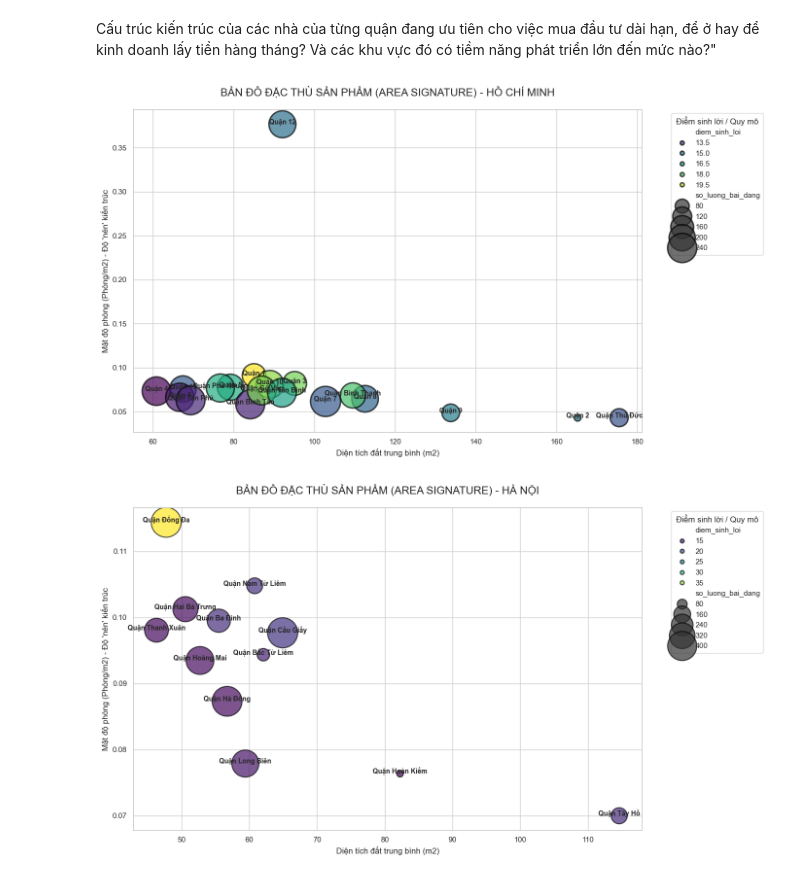
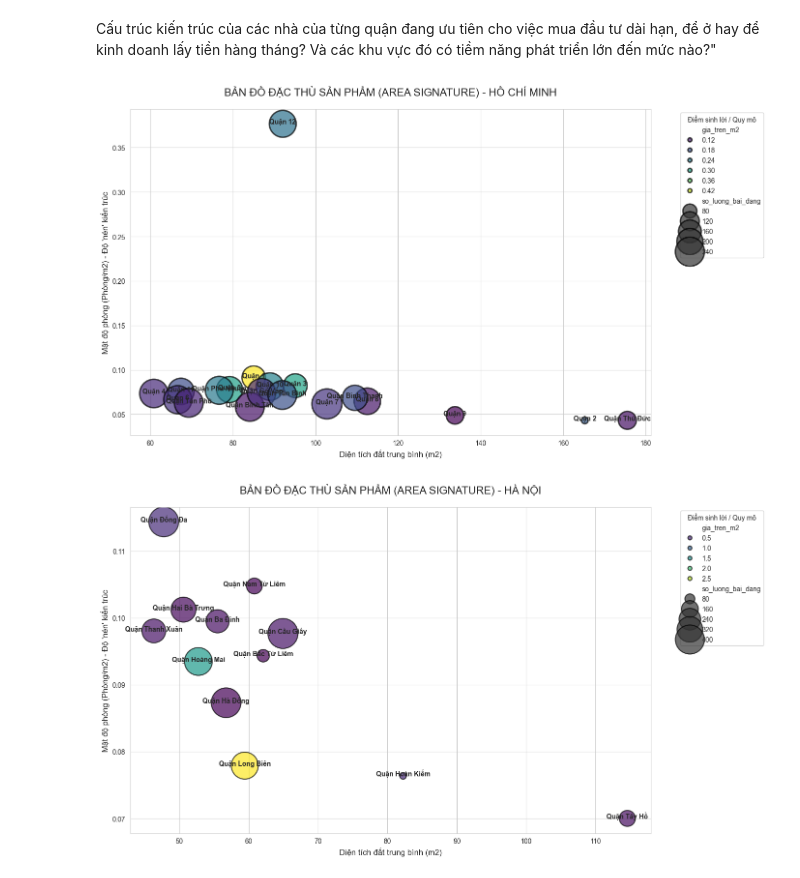
Before and after one commit to Thuongcdv123/Project-Intro-DS, a Jupyter notebook: eda/eda.ipynb, the cells around one changed output. Cells and saved outputs as stored; diff of their text form; code cells hidden in the pictures.

```diff
--- a/eda/eda.ipynb
+++ b/eda/eda.ipynb
@@ -895,8 +901,8 @@ def scoring_logic(row):
     best_match = [k for k, v in scores.items() if v == max_score][0]
     return best_match
 
-
-df['loai_khach_hang'] = df.apply(scoring_logic, axis=1)
+temp_df = df.copy()
+temp_df['loai_khach_hang'] = df.apply(scoring_logic, axis=1)
 
 # Trích xuất Quận từ địa chỉ
 def extract_district_city(address):
@@ -942,10 +948,10 @@ def extract_district_city(address):
     return "Không rõ"
 
 # Tạo cột mới chứa cả Quận và Thành phố
-df['quan_thanh_pho'] = df['dia_chi'].apply(extract_district_city)
+temp_df['quan_thanh_pho'] = df['dia_chi'].apply(extract_district_city)
 
 # Lọc bỏ các giá trị "Không rõ" và các Huyện (nếu lọt lưới)
-df_clean = df[df['quan_thanh_pho'] != "Không rõ"].copy()
+df_clean = temp_df[temp_df['quan_thanh_pho'] != "Không rõ"].copy()
 result = pd.crosstab(df_clean['quan_thanh_pho'], df_clean['loai_khach_hang'], normalize='index') * 100
 # %%
 # Cho phép hiển thị tối đa hàng và cột, không giới hạn chiều rộng
@@ -1065,19 +1071,20 @@ Cấu trúc kiến trúc của các nhà của từng quận đang ưu tiên cho
 # %%
 # 1. TÍNH TOÁN CÁC CHỈ SỐ ĐẶC TRƯNG KIẾN TRÚC
 # Chỉ số nén không gian: Số phòng ngủ trên mỗi m2 đất
-df['room_density'] = df['phong_ngu'] / df['dien_tich_dat']
+temp_df = df.copy()
+temp_df['room_density'] = df['phong_ngu'] / df['dien_tich_dat']
 
 # Hệ số vươn cao: Tương quan giữa số tầng và diện tích (giả định nhà càng cao trên diện tích nhỏ thì hệ số càng lớn)
 # Dùng so_tang / diện tích đất để thấy mức độ "tận dụng chiều cao"
-df['vertical_ratio'] = df['so_tang'] / df['dien_tich_dat']
+temp_df['vertical_ratio'] = df['so_tang'] / df['dien_tich_dat']
 
 # 2. GOM NHÓM THEO QUẬN ĐỂ TÌM "AREA SIGNATURE"
-area_signature = df.groupby(['thanh_pho', 'quan']).agg({
+area_signature = temp_df.groupby(['thanh_pho', 'quan']).agg({
     'room_density': 'mean',
     'vertical_ratio': 'mean',
     'dien_tich_dat': 'mean',
     'phong_ngu': 'mean',
-    'diem_sinh_loi': 'mean',
+    'gia_tren_m2': 'mean',
     'gia': 'count' # Đếm số lượng bài đăng để làm kích thước bong bóng
 }).reset_index()
 
@@ -1098,36 +1105,36 @@ def plot_area_signature(city_name, data):
         x='dien_tich_dat',
         y='room_density',
         size='so_luong_bai_dang',
-        hue='diem_sinh_loi',
+        hue='gia_tren_m2',
         palette='viridis',
         sizes=(100, 2000),
         alpha=0.7,
         edgecolor='black'
     )
 
     # Chú thích tên quận cho từng bong bóng
     for i in range(city_data.shape[0]):
         plt.text(
             x=city_data.dien_tich_dat.iloc[i],
             y=city_data.room_density.iloc[i],
             s=city_data.quan.iloc[i],
             fontsize=10,
             fontweight='bold',
             ha='center'
         )
 
     plt.title(f"BẢN ĐỒ ĐẶC THÙ SẢN PHẨM (AREA SIGNATURE) - {city_name.upper()}", fontsize=16, pad=20)
     plt.xlabel("Diện tích đất trung bình (m2)", fontsize=12)
     plt.ylabel("Mật độ phòng (Phòng/m2) - Độ 'nén' kiến trúc", fontsize=12)
     plt.legend(title='Điểm sinh lời / Quy mô', bbox_to_anchor=(1.05, 1), loc='upper left')
     plt.tight_layout()
     plt.show()
 
 plot_area_signature("Hồ Chí Minh", area_signature)
 plot_area_signature("Hà Nội", area_signature)
 # %% [output]
-[figure, old version]
+[figure, new version]
-[figure, old version]
+[figure, new version]
 # %% [markdown]
 ## Nhận xét
 
```
Also changed, not shown: parts of 11 cells of this notebook.
